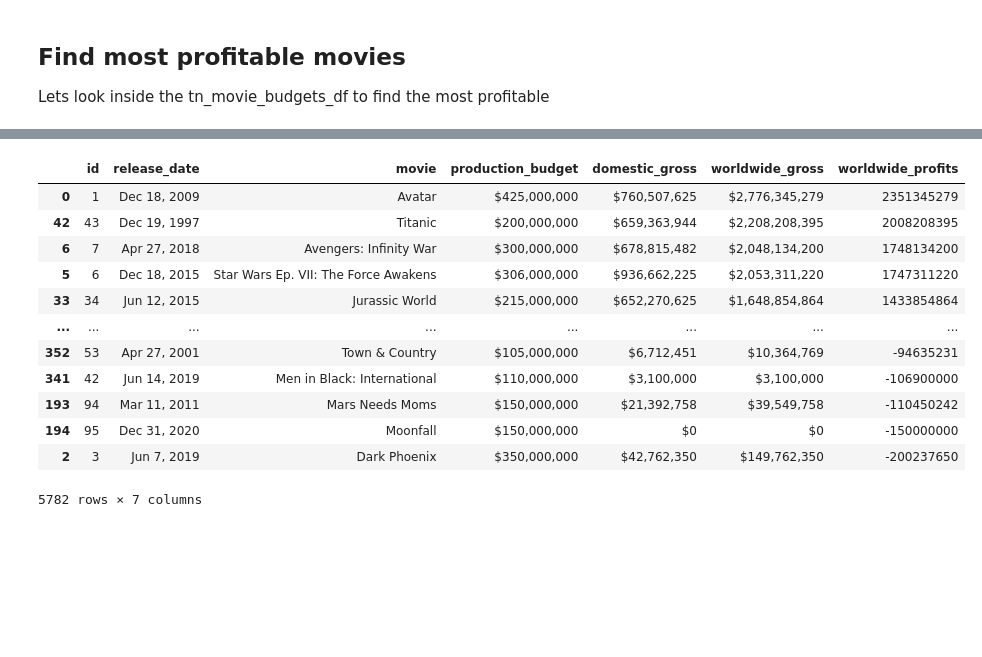
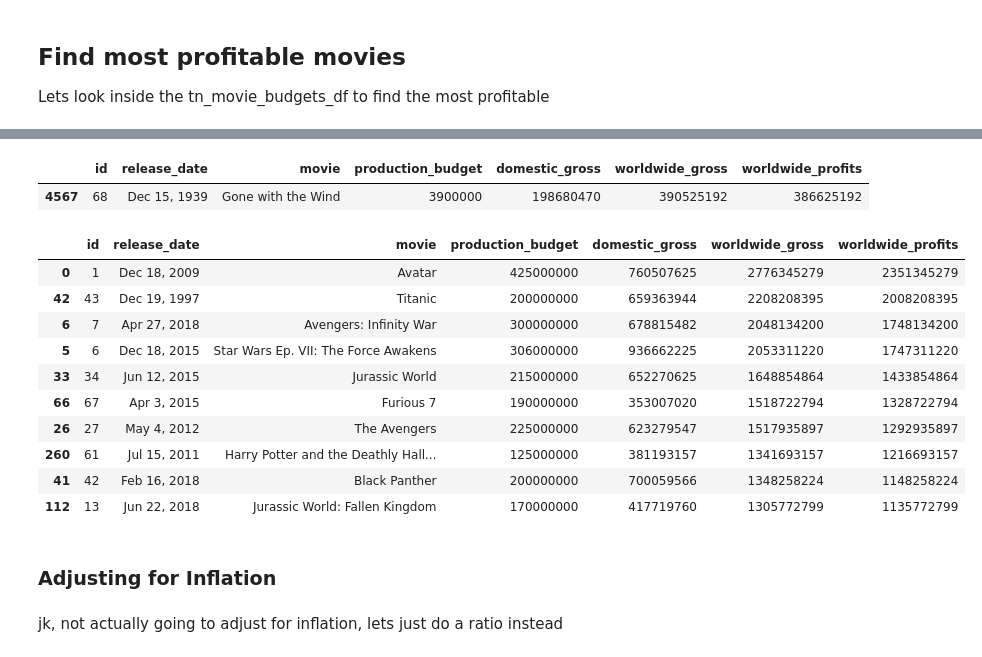
Before and after one commit to DanlBradley/dsc-phase-1-project-v2-3, a Jupyter notebook: alex.ipynb, the cells around one changed output, grey strips where cells are left out. Saved outputs shown, nothing was run; the diff lists cells and outputs as text; code cells hidden in the pictures; blank space fills up the shorter version.

```diff
--- a/alex.ipynb
+++ b/alex.ipynb
@@ -180,4 +181,8 @@ def money_to_int(string):
 worldwide_gross = tn_movie_budgets_db['worldwide_gross'].map(money_to_int)
 production_budget = tn_movie_budgets_db['production_budget'].map(money_to_int)
 
+tn_movie_budgets_db['worldwide_gross'] = tn_movie_budgets_db['worldwide_gross'].map(money_to_int)
+tn_movie_budgets_db['production_budget'] = tn_movie_budgets_db['production_budget'].map(money_to_int)
+tn_movie_budgets_db['domestic_gross'] = tn_movie_budgets_db['domestic_gross'].map(money_to_int)
+
 tn_movie_budgets_db['worldwide_profits'] = worldwide_gross - production_budget
@@ -193,16 +189,21 @@ tn_movie_budgets_db.head()
+# %%
+tn_movie_budgets_db.loc[tn_movie_budgets_db['movie'] == 'Gone with the Wind']
+# %% [output]
+|  | id | release_date | movie | production_budget | domestic_gross | worldwide_gross | worldwide_profits |
+| 4567 | 68 | Dec 15, 1939 | Gone with the Wind | 3900000 | 198680470 | 390525192 | 386625192 |
 # %%
-tn_movie_budgets_db.sort_values('worldwide_profits', ascending= False)
+tn_movie_budgets_db.sort_values('worldwide_profits', ascending= False).head(10)
 # %% [output]
 |  | id | release_date | movie | production_budget | domestic_gross | worldwide_gross | worldwide_profits |
-| 0 | 1 | Dec 18, 2009 | Avatar | $425,000,000 | $760,507,625 | $2,776,345,279 | 2351345279 |
-| 42 | 43 | Dec 19, 1997 | Titanic | $200,000,000 | $659,363,944 | $2,208,208,395 | 2008208395 |
-| 6 | 7 | Apr 27, 2018 | Avengers: Infinity War | $300,000,000 | $678,815,482 | $2,048,134,200 | 1748134200 |
-| 5 | 6 | Dec 18, 2015 | Star Wars Ep. VII: The Force Awakens | $306,000,000 | $936,662,225 | $2,053,311,220 | 1747311220 |
-| 33 | 34 | Jun 12, 2015 | Jurassic World | $215,000,000 | $652,270,625 | $1,648,854,864 | 1433854864 |
-| ... | ... | ... | ... | ... | ... | ... | ... |
-| 352 | 53 | Apr 27, 2001 | Town & Country | $105,000,000 | $6,712,451 | $10,364,769 | -94635231 |
-| 341 | 42 | Jun 14, 2019 | Men in Black: International | $110,000,000 | $3,100,000 | $3,100,000 | -106900000 |
-| 193 | 94 | Mar 11, 2011 | Mars Needs Moms | $150,000,000 | $21,392,758 | $39,549,758 | -110450242 |
-| 194 | 95 | Dec 31, 2020 | Moonfall | $150,000,000 | $0 | $0 | -150000000 |
-| 2 | 3 | Jun 7, 2019 | Dark Phoenix | $350,000,000 | $42,762,350 | $149,762,350 | -200237650 |
+| 0 | 1 | Dec 18, 2009 | Avatar | 425000000 | 760507625 | 2776345279 | 2351345279 |
+| 42 | 43 | Dec 19, 1997 | Titanic | 200000000 | 659363944 | 2208208395 | 2008208395 |
+| 6 | 7 | Apr 27, 2018 | Avengers: Infinity War | 300000000 | 678815482 | 2048134200 | 1748134200 |
+| 5 | 6 | Dec 18, 2015 | Star Wars Ep. VII: The Force Awakens | 306000000 | 936662225 | 2053311220 | 1747311220 |
+| 33 | 34 | Jun 12, 2015 | Jurassic World | 215000000 | 652270625 | 1648854864 | 1433854864 |
+| 66 | 67 | Apr 3, 2015 | Furious 7 | 190000000 | 353007020 | 1518722794 | 1328722794 |
+| 26 | 27 | May 4, 2012 | The Avengers | 225000000 | 623279547 | 1517935897 | 1292935897 |
+| 260 | 61 | Jul 15, 2011 | Harry Potter and the Deathly Hall... | 125000000 | 381193157 | 1341693157 | 1216693157 |
+| 41 | 42 | Feb 16, 2018 | Black Panther | 200000000 | 700059566 | 1348258224 | 1148258224 |
+| 112 | 13 | Jun 22, 2018 | Jurassic World: Fallen Kingdom | 170000000 | 417719760 | 1305772799 | 1135772799 |
-5782 rows × 7 columns
+# %% [markdown]
+### Adjusting for Inflation
@@ -208,0 +214,2 @@ tn_movie_budgets_db.sort_values('worldwide_profits', ascending= False)
+# %% [markdown]
+jk, not actually going to adjust for inflation, lets just do a ratio instead
```
Also changed, not shown: parts of 21 cells of this notebook, 1 other file.
